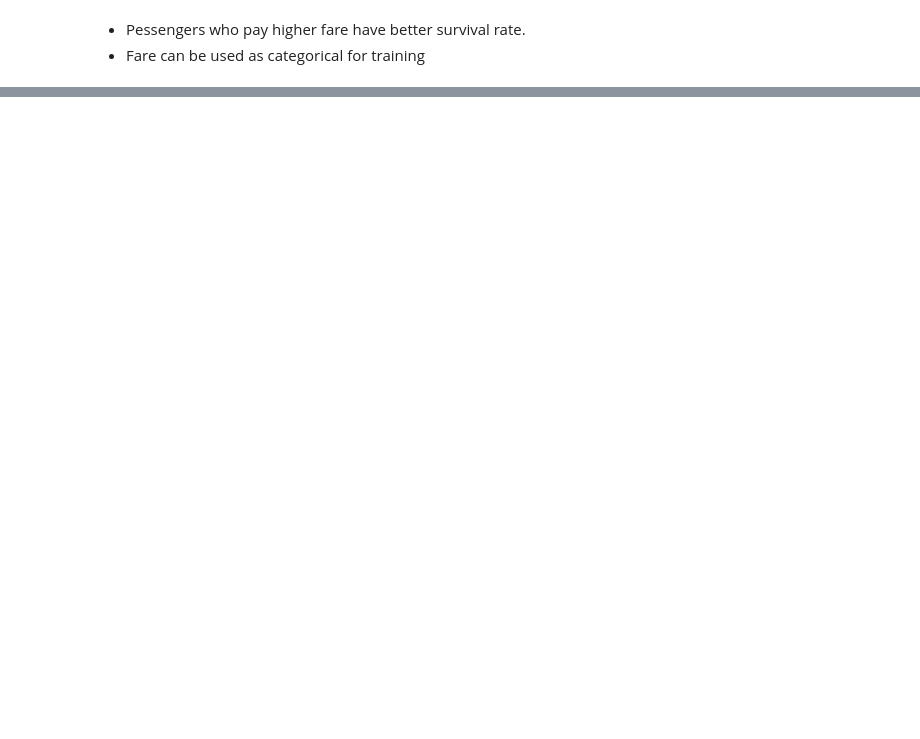
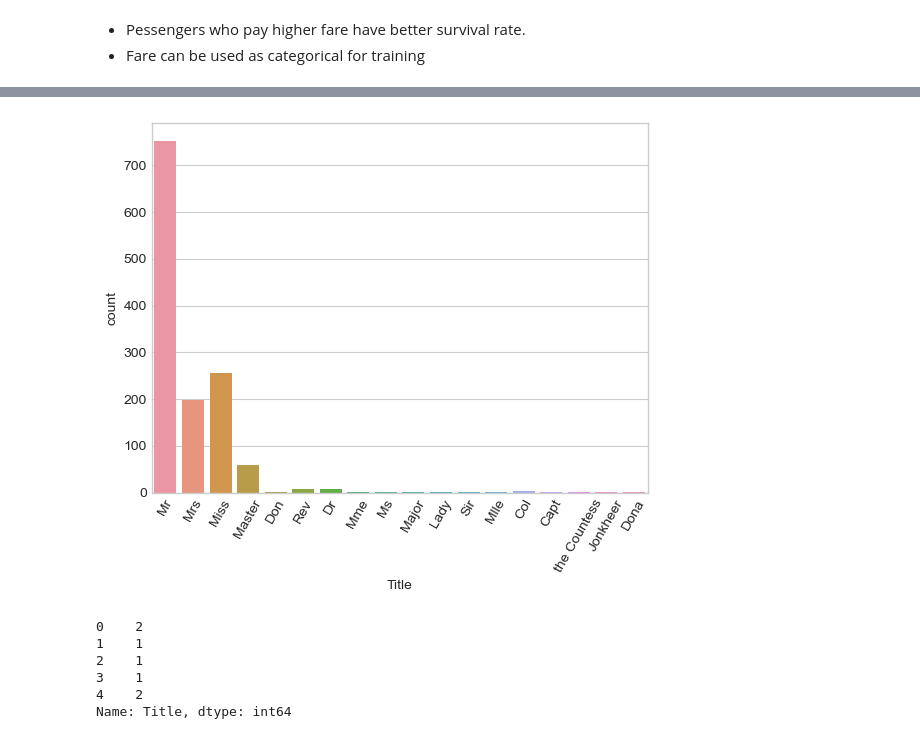
Before and after one commit to ozermehmett/Titanic-Project, a Jupyter notebook: ozermehmet-titanic-eda.ipynb, the cells around one changed output, grey strips where cells are left out. Saved outputs shown, nothing was run; the diff lists cells and outputs as text; code cells hidden in the pictures; blank space fills up the shorter version.

```diff
--- a/ozermehmet-titanic-eda.ipynb
+++ b/ozermehmet-titanic-eda.ipynb
@@ -519,0 +584,10 @@ plt.show()
+# %%
+index_nan_age = list(train_df['Age'][train_df['Age'].isnull()].index)
+
+for i in index_nan_age:
+    age_pred = train_df['Age'][((train_df['SibSp'] == train_df.iloc[i]['SibSp']) & (train_df['Parch'] == train_df.iloc[i]['Parch']) & (train_df['Pclass'] == train_df.iloc[i]['Pclass']))].median()
+    age_med = train_df['Age'].median()
+    if not np.isnan(age_pred):
+        train_df['Age'].iloc[i] = age_pred
+    else:
+        train_df['Age'].iloc[i] = age_med
@@ -519,0 +623,3 @@ plt.show()
+# %%
+name = train_df['Name']
+train_df['Title'] = [i.split('.')[0].split(',')[-1].strip() for i in name]
@@ -519,0 +640,18 @@ plt.show()
+# %%
+sns.countplot(x='Title', data=train_df)
+plt.xticks(rotation=60)
+plt.show()
+# %% [output]
+[figure, added]
+# %%
+# Convert to categorical
+train_df['Title'] = train_df['Title'].replace(['Lady', 'the Countess', 'Capt', 'Col', 'Don', 'Dr', 'Major', 'Rev', 'Sir', 'Jonkheer', 'Dona'], 'Other')
+train_df['Title'] = [0 if each == 'Master' else 1 if each == 'Miss' or each == 'Ms' or each == 'Mlle' or each == 'Mrs' else 2 if each == 'Mr' else 3 for each in train_df['Title']]
+train_df['Title'].head()
+# %% [output]
+0    2
+1    1
+2    1
+3    1
+4    2
+Name: Title, dtype: int64
```
Also changed, not shown: parts of 71 cells of this notebook, 1 other file.
